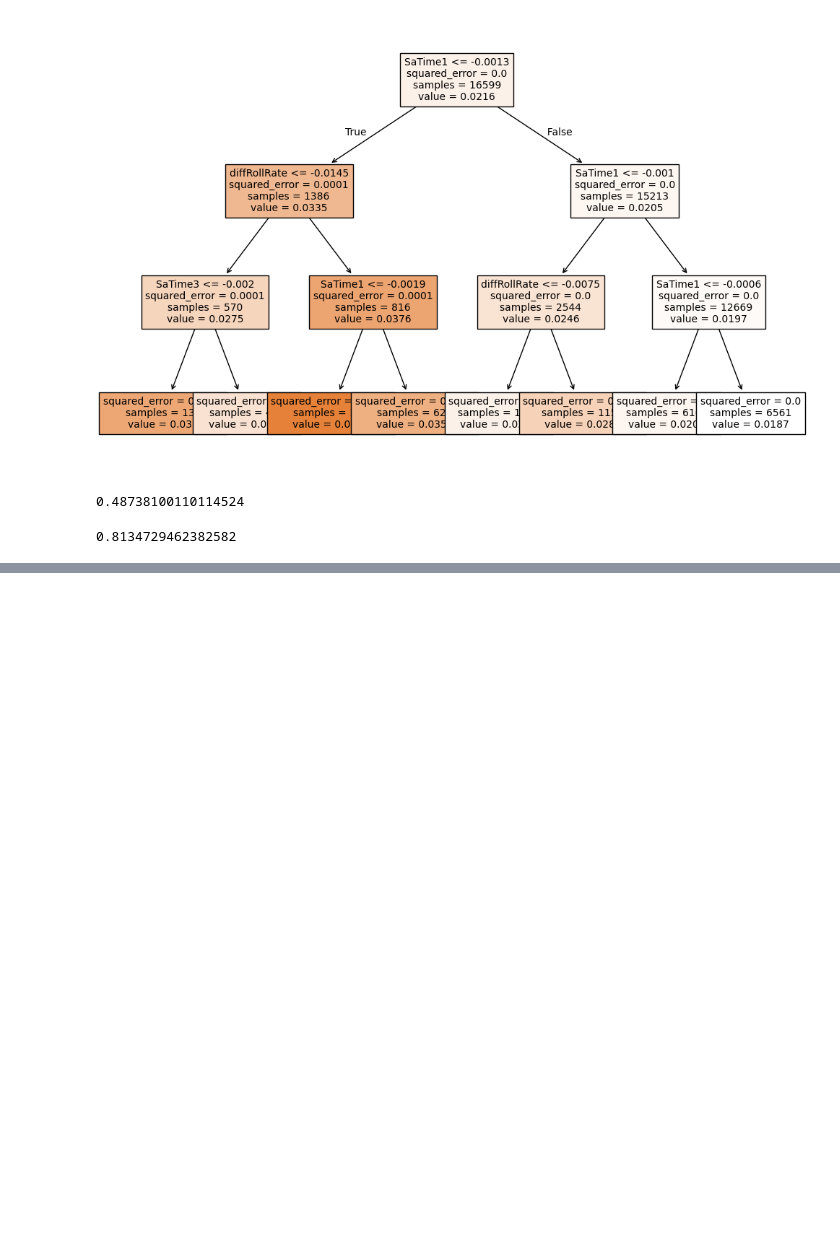
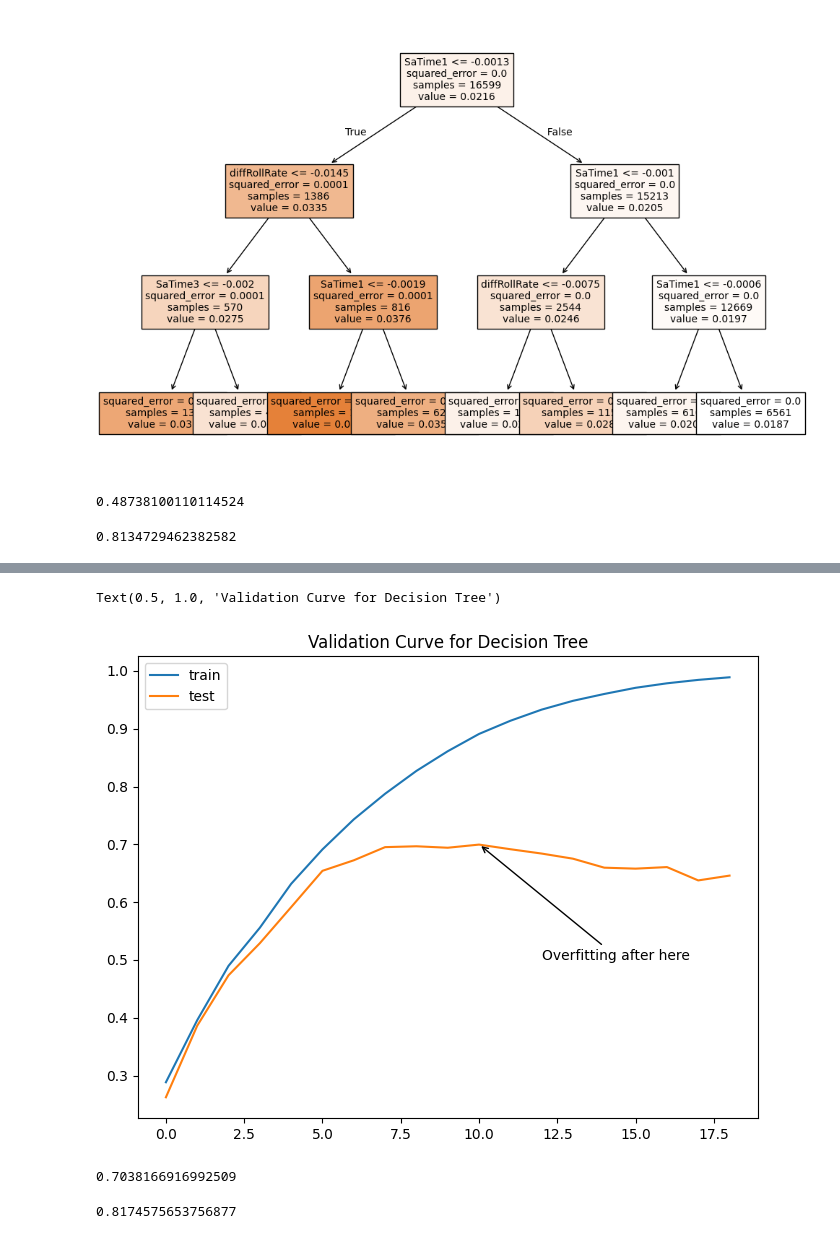
Before and after one commit to MatthewLi-UW/applied-ml-algos, a Jupyter notebook: Decision Trees/aircrafts.ipynb, the cells around one changed output, grey strips where cells are left out. Cells and saved outputs as stored; diff of their text form; code cells hidden in the pictures; blank space fills up the shorter version.

Commit message:
random forests and more trees

```diff
--- a/Decision Trees/aircrafts.ipynb
+++ b/Decision Trees/aircrafts.ipynb
@@ -47,0 +49,35 @@ NameError: name 'pd' is not defined
+# %%
+# split the data and plot results of train and test
+from sklearn.model_selection import train_test_split
+X_train, X_test, y_train, y_test = train_test_split(X_elev, y_elev, random_state=42)
+test_scores = []
+train_scores = []
+for i in range(1, 20):
+    dt = DecisionTreeRegressor(max_depth=i)
+    dt.fit(X_train, y_train)
+    test_scores.append(dt.score(X_test, y_test))
+    train_scores.append(dt.score(X_train, y_train))
+
+ax = pd.DataFrame({'train': train_scores, 'test': test_scores}).plot.line(figsize=(8, 6))
+
+# annotate overfitting at 10, .7
+ax.annotate('Overfitting after here', xy=(10, .7), xytext=(12, .5), arrowprops={'arrowstyle': '->'})
+
+# set title
+ax.set_title('Validation Curve for Decision Tree')
+# %% [output]
+Text(0.5, 1.0, 'Validation Curve for Decision Tree')
+[figure, added]
+# %%
+# Let's see if our model improves with a deeper tree
+dt_elev = DecisionTreeRegressor(max_depth=11)
+dt_elev.fit(X_train, y_train)
+dt_elev.score(X_test, y_test)
+# %% [output]
+0.7038166916992509
+# %%
+lr_elev = LinearRegression()
+lr_elev.fit(X_train, y_train)
+lr_elev.score(X_test, y_test)
+# %% [output]
+0.8174575653756877
```
Also changed, not shown: parts of 1 cell of this notebook, 2 other files.
